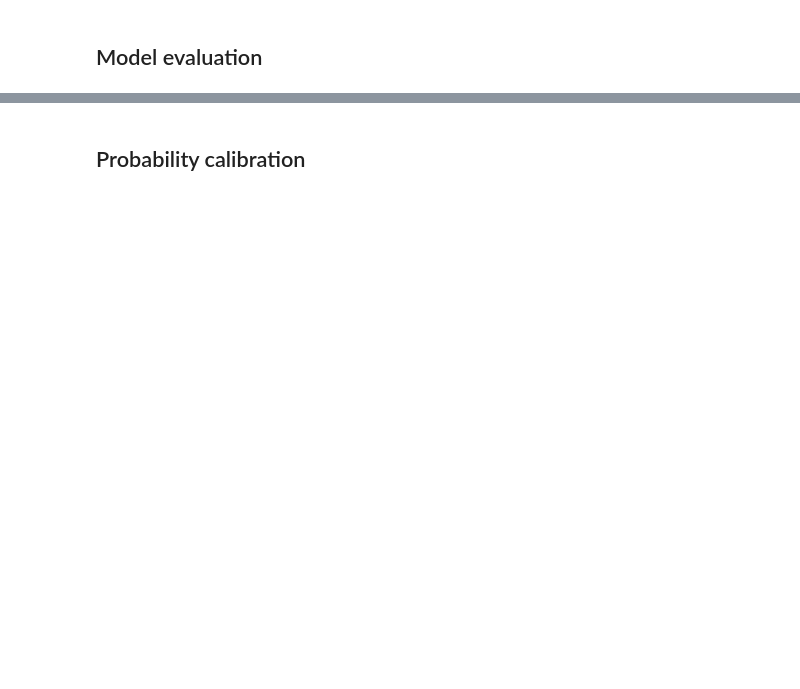
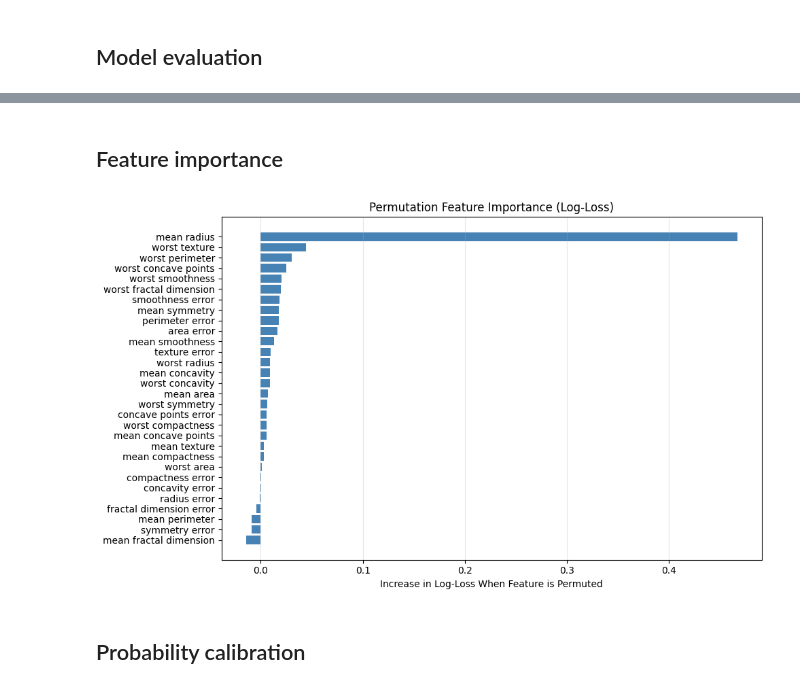
Before and after one commit to ArnauFabregat/probability_estimation, a Jupyter notebook: notebooks/breast_cancer/monotonic_nn.ipynb, the cells around one changed output, grey strips where cells are left out. Saved outputs shown, nothing was run; the diff lists cells and outputs as text; code cells hidden in the pictures; blank space fills up the shorter version.

```diff
--- a/notebooks/breast_cancer/monotonic_nn.ipynb
+++ b/notebooks/breast_cancer/monotonic_nn.ipynb
@@ -192,3 +192,10 @@ plt.show()
+# %% [markdown]
+## Feature importance
+# %%
+importances = model.permutation_importance(X=x_test_std, y=y_test)
+plot_feature_importance(importances, model.all_variables)
+# %% [output]
+[figure, added]
 # %% [markdown]
 ## Probability calibration
 # %%
```
Also changed, not shown: parts of 8 cells of this notebook, 7 other files.
